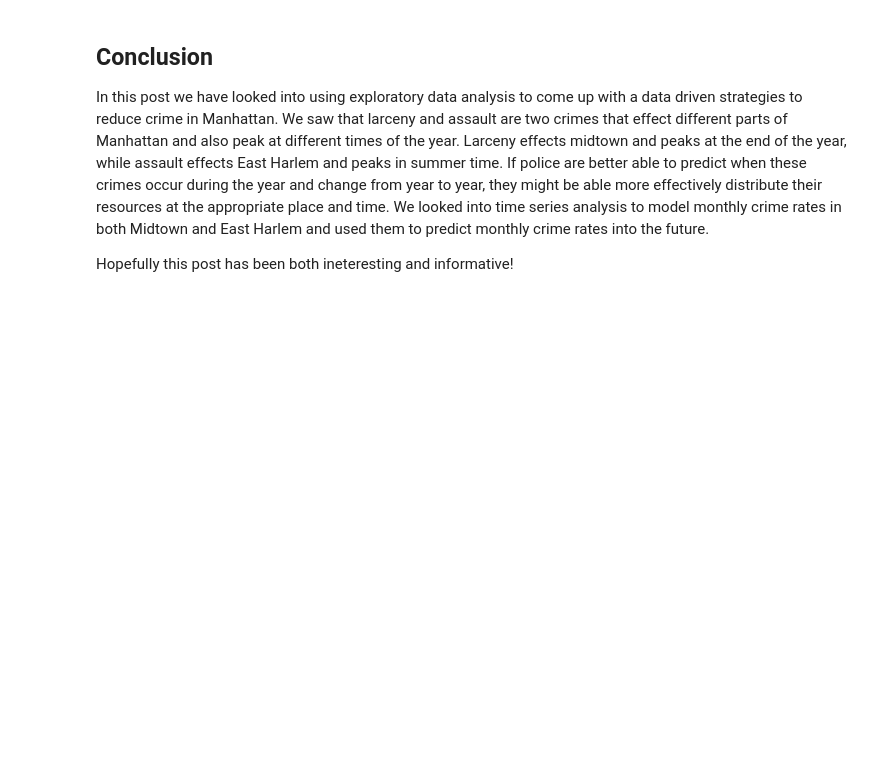
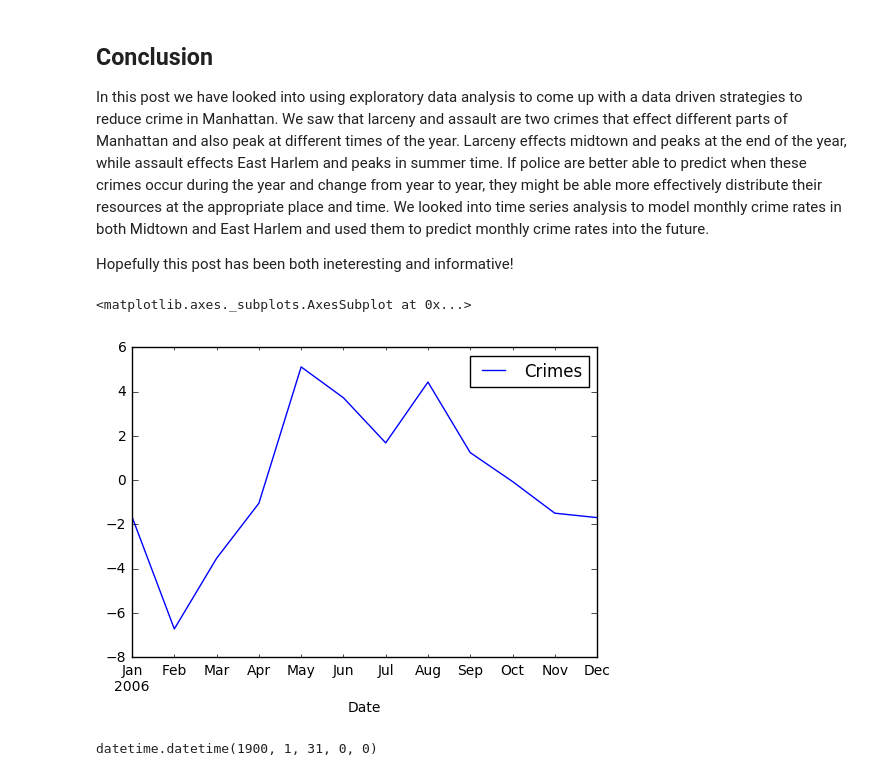
Before and after one commit to mdh266/CrimeTime, a Jupyter notebook: blog/blog_post.ipynb, the cells around one changed output. Cells and saved outputs as stored; diff of their text form; code cells hidden in the pictures; blank space fills up the shorter version.

Commit message:
Improved plotting of seasonality and reindented my html

```diff
--- a/blog/blog_post.ipynb
+++ b/blog/blog_post.ipynb
@@ -382,0 +345,13 @@ Hopefully this post has been both ineteresting and informative!
+# %%
+decomp_crime = seasonal_decompose(EastHarlem.ts,freq=12)
+# %%
+x = decomp_crime.seasonal[0:12]
+
+from datetime import datetime
+from dateutil.relativedelta import relativedelta
+# %%
+x.head()
+x.plot()
+# %% [output]
+<matplotlib.axes._subplots.AxesSubplot at 0x...>
+[figure, added]
@@ -382,0 +360,4 @@ Hopefully this post has been both ineteresting and informative!
+# %%
+training_start
+# %% [output]
+datetime.datetime(1900, 1, 31, 0, 0)
```
Also changed, not shown: parts of 8 cells of this notebook, 7 other files.
